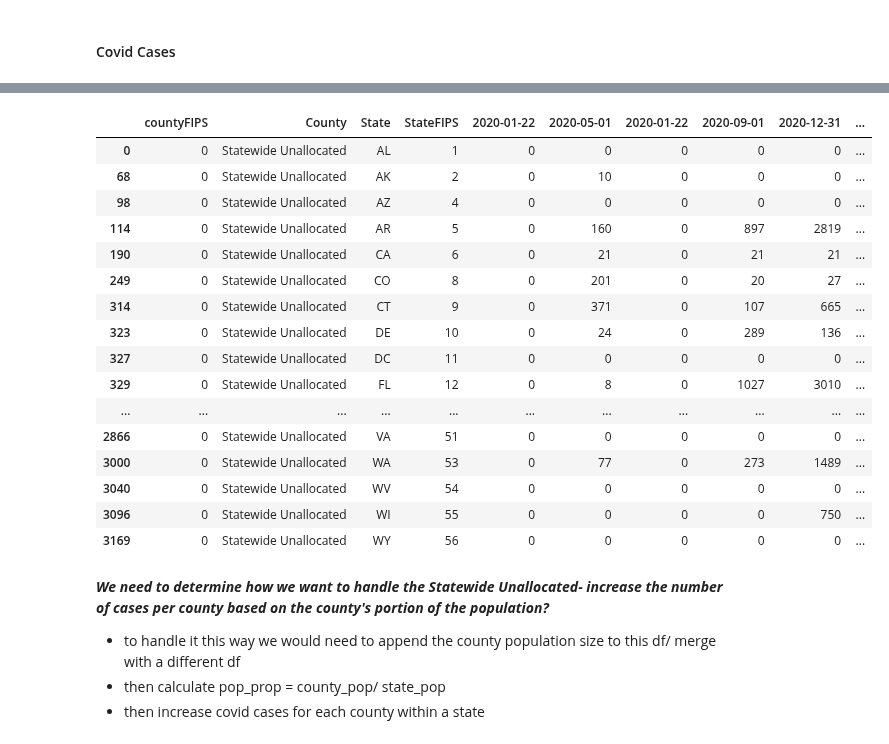
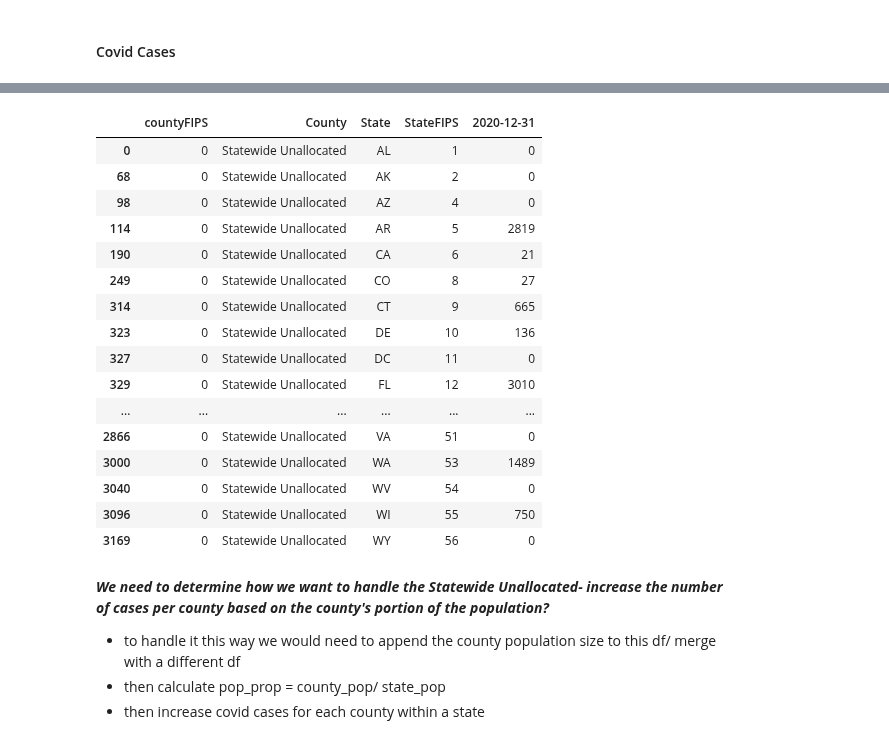
Before and after one commit to rafirahman27/Preparing_for_the_next_Pandemic, a Jupyter notebook: Katie.ipynb, the cells around one changed output, grey strips where cells are left out. Saved outputs shown, nothing was run; the diff lists cells and outputs as text; code cells hidden in the pictures.

Commit message:
trying to reallocate cases

```diff
--- a/Katie.ipynb
+++ b/Katie.ipynb
@@ -944,0 +1134,25 @@ cases_county[cases_county['2022-12-31'] == 0].shape
+# %%
+for state_abbr in state_abbreviations:
+    # Check if there are any rows that match the condition
+    if cases_2020[
+        (cases_2020['State'] == state_abbr) & (cases_2020['County'] == 'Statewide Unallocated')
+    ].shape[0] == 0:
+        # Skip the current state and continue with the next state
+        continue
+
+    # Calculate total_unallocated for the current state
+    total_unallocated = cases_2020.loc[
+        (cases_2020['State'] == state_abbr) & (cases_2020['County'] == 'Statewide Unallocated'),
+        'cases_2020'
+    ].values[0]
+
+    county_list = cases_2020.loc[cases_2020['State'] == state_abbr, 'County'].unique()
+
+    for county in county_list:
+        cases_2020.loc[
+            (cases_2020['State'] == state_abbr) & (cases_2020['County'] == county),
+            'cases_2020'
+        ] += total_unallocated * cases_2020.loc[
+            (cases_2020['State'] == state_abbr) & (cases_2020['County'] == county),
+            'pop_per'
+        ]
@@ -944,0 +1168,18 @@ cases_county[cases_county['2022-12-31'] == 0].shape
+# %%
+for state_abbr in state_abbreviations:
+    # Check if there are any rows that match the condition
+    if cases_2020[
+        (cases_2020['State'] == state_abbr) & (cases_2020['County'] == 'Statewide Unallocated')
+    ].shape[0] == 0:
+        # Skip the current state and continue with the next state
+        continue
+
+    # Calculate total_unallocated for the current state
+    total_unallocated = cases_2020.loc[
+        (cases_2020['State'] == state_abbr) & (cases_2020['County'] == 'Statewide Unallocated'),
+        'cases_2020'
+    ].values[0]
+
+    # Update 'cases_2020' for rows in the current state
+    state_condition = (cases_2020['State'] == state_abbr)
+    cases_2020.loc[state_condition, 'cases_2020'] += total_unallocated * cases_2020.loc[state_condition, 'pop_per']
@@ -945,23 +1226,23 @@ cases_county[cases_county['2022-12-31'] == 0].shape
 # %%
-cases_county[cases_county['County'] == 'Statewide Unallocated']
+cases_2020[cases_2020['County'] == 'Statewide Unallocated']
 # %% [output]
-|  | countyFIPS | County | State | StateFIPS | 2020-01-22 | 2020-05-01 | 2020-01-22 | 2020-09-01 | 2020-12-31 | ... |
-| 0 | 0 | Statewide Unallocated | AL | 1 | 0 | 0 | 0 | 0 | 0 | ... |
-| 68 | 0 | Statewide Unallocated | AK | 2 | 0 | 10 | 0 | 0 | 0 | ... |
-| 98 | 0 | Statewide Unallocated | AZ | 4 | 0 | 0 | 0 | 0 | 0 | ... |
-| 114 | 0 | Statewide Unallocated | AR | 5 | 0 | 160 | 0 | 897 | 2819 | ... |
-| 190 | 0 | Statewide Unallocated | CA | 6 | 0 | 21 | 0 | 21 | 21 | ... |
-| 249 | 0 | Statewide Unallocated | CO | 8 | 0 | 201 | 0 | 20 | 27 | ... |
-| 314 | 0 | Statewide Unallocated | CT | 9 | 0 | 371 | 0 | 107 | 665 | ... |
-| 323 | 0 | Statewide Unallocated | DE | 10 | 0 | 24 | 0 | 289 | 136 | ... |
-| 327 | 0 | Statewide Unallocated | DC | 11 | 0 | 0 | 0 | 0 | 0 | ... |
-| 329 | 0 | Statewide Unallocated | FL | 12 | 0 | 8 | 0 | 1027 | 3010 | ... |
-| ... | ... | ... | ... | ... | ... | ... | ... | ... | ... | ... |
-| 2866 | 0 | Statewide Unallocated | VA | 51 | 0 | 0 | 0 | 0 | 0 | ... |
-| 3000 | 0 | Statewide Unallocated | WA | 53 | 0 | 77 | 0 | 273 | 1489 | ... |
-| 3040 | 0 | Statewide Unallocated | WV | 54 | 0 | 0 | 0 | 0 | 0 | ... |
-| 3096 | 0 | Statewide Unallocated | WI | 55 | 0 | 0 | 0 | 0 | 750 | ... |
-| 3169 | 0 | Statewide Unallocated | WY | 56 | 0 | 0 | 0 | 0 | 0 | ... |
+|  | countyFIPS | County | State | StateFIPS | 2020-12-31 |
+| 0 | 0 | Statewide Unallocated | AL | 1 | 0 |
+| 68 | 0 | Statewide Unallocated | AK | 2 | 0 |
+| 98 | 0 | Statewide Unallocated | AZ | 4 | 0 |
+| 114 | 0 | Statewide Unallocated | AR | 5 | 2819 |
+| 190 | 0 | Statewide Unallocated | CA | 6 | 21 |
+| 249 | 0 | Statewide Unallocated | CO | 8 | 27 |
+| 314 | 0 | Statewide Unallocated | CT | 9 | 665 |
+| 323 | 0 | Statewide Unallocated | DE | 10 | 136 |
+| 327 | 0 | Statewide Unallocated | DC | 11 | 0 |
+| 329 | 0 | Statewide Unallocated | FL | 12 | 3010 |
+| ... | ... | ... | ... | ... | ... |
+| 2866 | 0 | Statewide Unallocated | VA | 51 | 0 |
+| 3000 | 0 | Statewide Unallocated | WA | 53 | 1489 |
+| 3040 | 0 | Statewide Unallocated | WV | 54 | 0 |
+| 3096 | 0 | Statewide Unallocated | WI | 55 | 750 |
+| 3169 | 0 | Statewide Unallocated | WY | 56 | 0 |
 # %% [markdown]
 ***We need to determine how we want to handle the Statewide Unallocated- increase the number of cases per county based on the county's portion of the population?***
 
```
Also changed, not shown: parts of 27 cells of this notebook.
